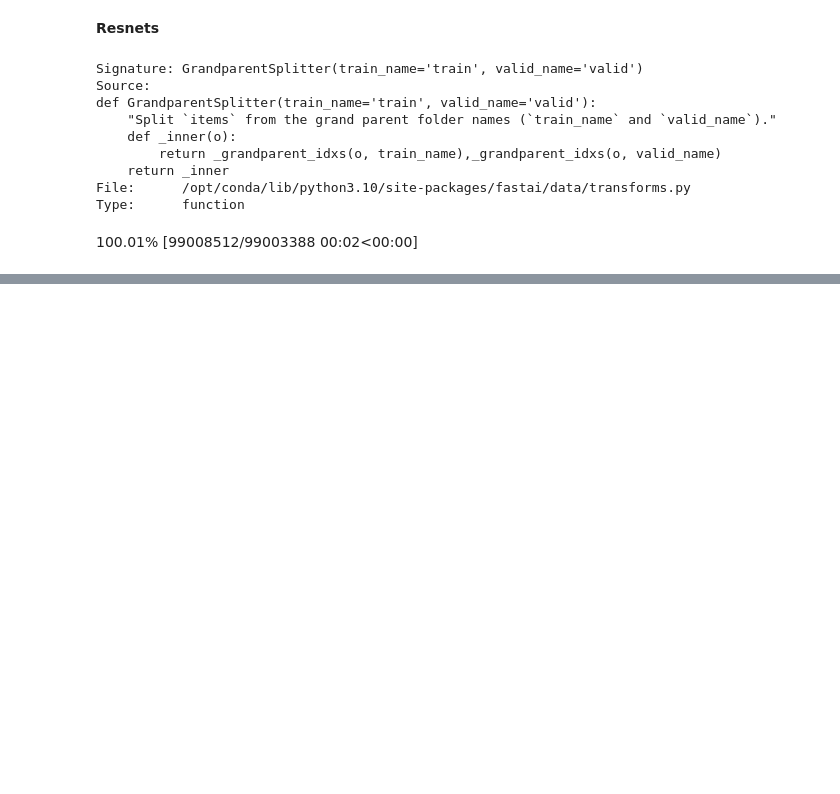
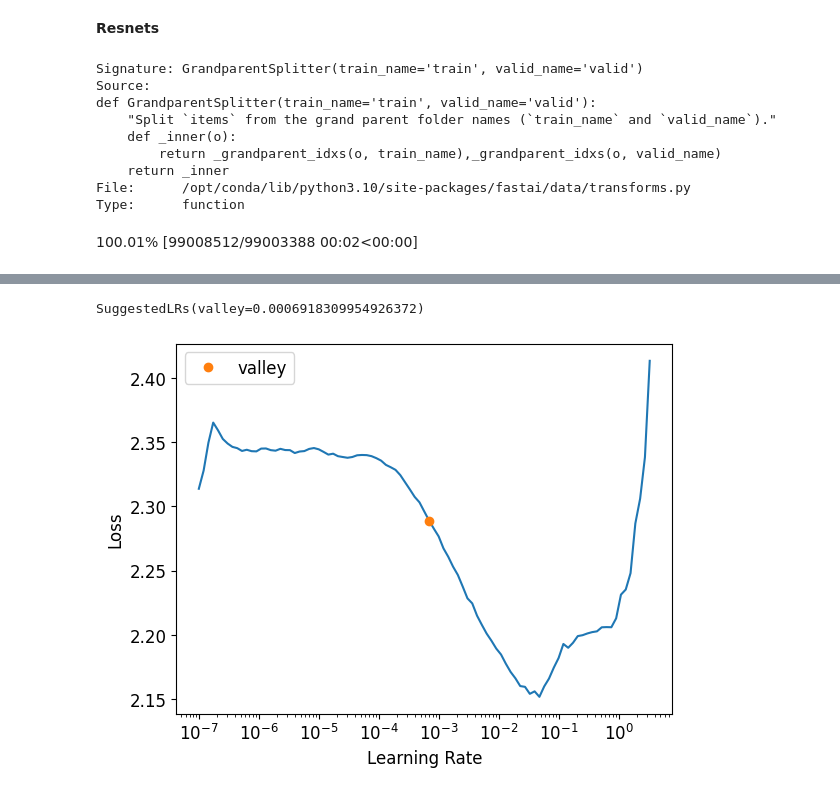
Before and after one commit to flyinacres/fastai-coursework, a Jupyter notebook: fast-14.ipynb, the cells around one changed output, grey strips where cells are left out. Cells and saved outputs as stored; diff of their text form; code cells hidden in the pictures; blank space fills up the shorter version.

```diff
--- a/fast-14.ipynb
+++ b/fast-14.ipynb
@@ -98,0 +105,21 @@ dls = get_data(URLs.IMAGENETTE_160, 160, 128)
+# %%
+def block(ni, nf): return ConvLayer(ni, nf, stride=2)
+def get_model():
+    return nn.Sequential(
+        block(3, 16),
+        block(16, 32),
+        block(32, 64),
+        block(64, 128),
+        block(128, 256),
+        nn.AdaptiveAvgPool2d(1),
+        Flatten(),
+        nn.Linear(256, dls.c))
+# %%
+def get_learner(m):
+    return Learner(dls, m, loss_func=nn.CrossEntropyLoss(), metrics=accuracy
+                  ).to_fp16()
+
+learn = get_learner(get_model())
+# %%
+learn.lr_find()
+# %% [output]
@@ -98,0 +127,2 @@ dls = get_data(URLs.IMAGENETTE_160, 160, 128)
+SuggestedLRs(valley=0.0006918309954926372)
+[figure, added]
```
Also changed, not shown: parts of 7 cells of this notebook.
